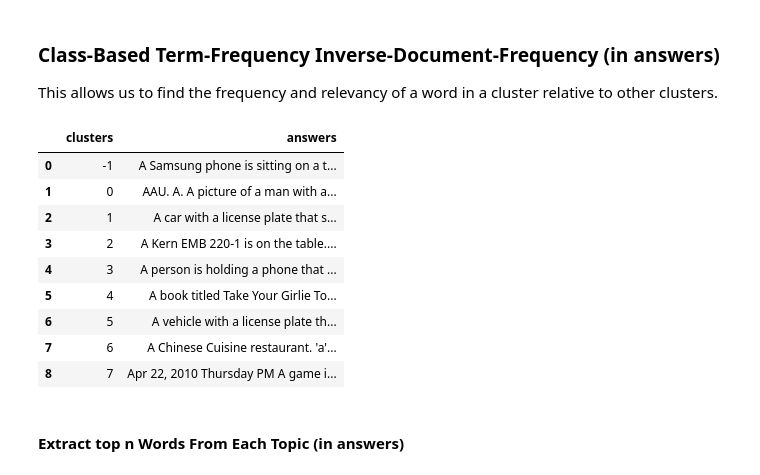
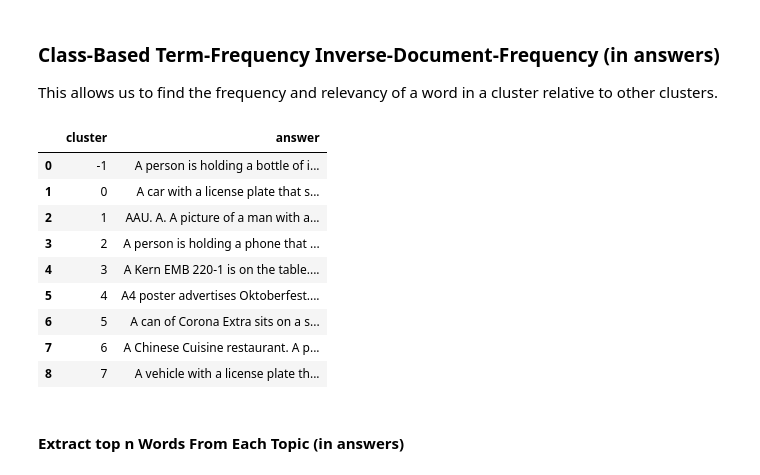
Before and after one commit to faustotnc/vqxplore, a Jupyter notebook: topic_model.ipynb, the cells around one changed output. Drawn from its saved outputs; the diff is of its cells as text; code cells hidden in the pictures.

```diff
--- a/topic_model.ipynb
+++ b/topic_model.ipynb
@@ -62,7 +74,7 @@ array([[ 4.082209 ,  4.946981 ],
 clusters = hdbscan.HDBSCAN(
     min_cluster_size=8,
     prediction_data=True,
-).fit(embeddings_2d)
+).fit(embeddings_72d)
 
 clusters
 # %% [output]
@@ -77,6 +88,0 @@ Append the X and Y coordinates from UMAP Dim Reduction to each embedding, and al
-# %%
-data["x"] = embeddings_2d[:, 0]
-data["y"] = embeddings_2d[:, 1]
-data["clusters"] = clusters.labels_
-
-data
@@ -96,0 +89,7 @@ data
+# %%
+for i in range(10):
+    data[f"feature #{i+1}"] = embeddings_10d[:, i]
+
+data["cluster"] = clusters.labels_
+
+data
@@ -99,7 +112,7 @@ data
 # %%
 n_top_words = 10
 
-def generate_c_tf_idf(docs_per_topic, clustered_embeddings_2d, col):
+def generate_c_tf_idf(docs_per_topic, size_of_data, col):
     count = CountVectorizer(
         ngram_range=(1, 1),
         stop_words="english"
@@ -109,7 +122,7 @@ def generate_c_tf_idf(docs_per_topic, clustered_embeddings_2d, col):
     w = t.sum(axis=1)
     tf = np.divide(t.T, w)
     sum_t = t.sum(axis=0)
-    idf = np.log(np.divide(len(clustered_embeddings_2d), sum_t)).reshape(-1, 1)
+    idf = np.log(np.divide(size_of_data, sum_t)).reshape(-1, 1)
     tf_idf = np.multiply(tf, idf)
 
     return tf_idf, count
@@ -117,7 +130,7 @@ def generate_c_tf_idf(docs_per_topic, clustered_embeddings_2d, col):
 
 def extract_top_n_words_per_topic(grouped, c_tf_idf, count: CountVectorizer, n=20):
     words = count.get_feature_names_out()
-    labels = sorted(list(grouped["clusters"]))
+    labels = sorted(list(grouped["cluster"]))
     tf_idf_transposed = c_tf_idf.T
     indices = tf_idf_transposed.argsort()[:, -n:]
     top_n_words = {
@@ -153,21 +166,21 @@ def print_to_words(top_words):
 ### Class-Based Term-Frequency Inverse-Document-Frequency (in answers)
 This allows us to find the frequency and relevancy of a word in a cluster relative to other clusters.
 # %%
-grouped_answers = data.groupby(['clusters'], as_index=False).agg({'answers': ' '.join})
-c_tf_idf_ans, count_ans = generate_c_tf_idf(grouped_answers, data, "answers")
+grouped_answers = data.groupby(['cluster'], as_index=False).agg({'answer': ' '.join})
+c_tf_idf_ans, count_ans = generate_c_tf_idf(grouped_answers, len(data), "answer")
 
 grouped_answers
 # %% [output]
-|  | clusters | answers |
-| 0 | -1 | A Samsung phone is sitting on a t... |
-| 1 | 0 | AAU. A. A picture of a man with a... |
-| 2 | 1 | A car with a license plate that s... |
-| 3 | 2 | A Kern EMB 220-1 is on the table.... |
-| 4 | 3 | A person is holding a phone that ... |
-| 5 | 4 | A book titled Take Your Girlie To... |
-| 6 | 5 | A vehicle with a license plate th... |
-| 7 | 6 | A Chinese Cuisine restaurant. 'a'... |
-| 8 | 7 | Apr 22, 2010 Thursday PM A game i... |
+|  | cluster | answer |
+| 0 | -1 | A person is holding a bottle of i... |
+| 1 | 0 | A car with a license plate that s... |
+| 2 | 1 | AAU. A. A picture of a man with a... |
+| 3 | 2 | A person is holding a phone that ... |
+| 4 | 3 | A Kern EMB 220-1 is on the table.... |
+| 5 | 4 | A4 poster advertises Oktoberfest.... |
+| 6 | 5 | A can of Corona Extra sits on a s... |
+| 7 | 6 | A Chinese Cuisine restaurant. A p... |
+| 8 | 7 | A vehicle with a license plate th... |
 # %% [markdown]
 #### Extract top n Words From Each Topic (in answers)
 # %%
```
Also changed, not shown: parts of 9 cells of this notebook, 5 other files.
